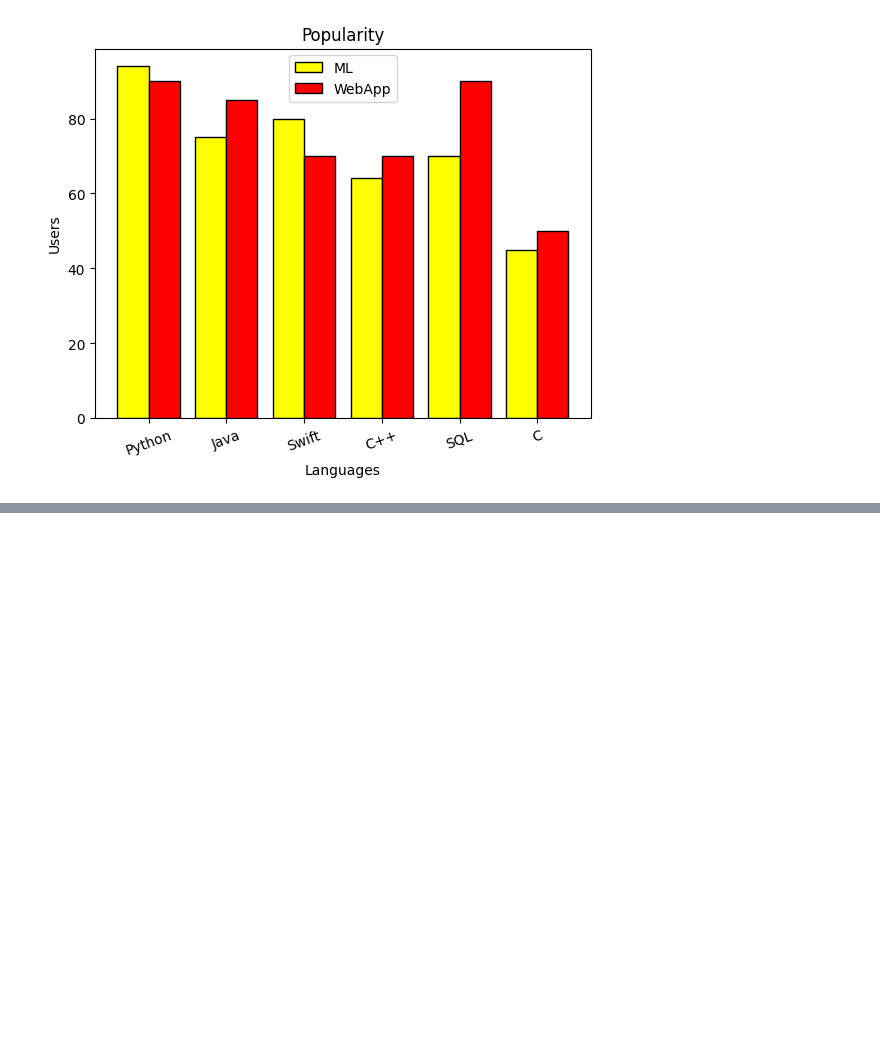
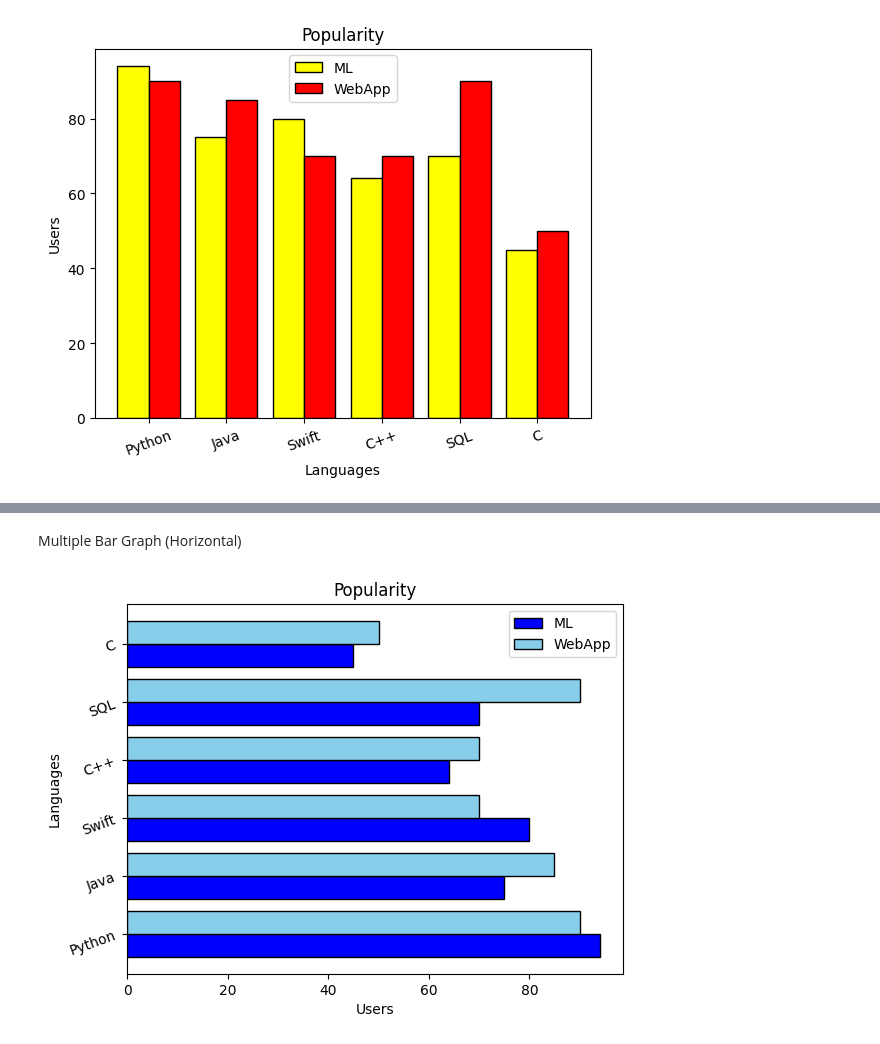
Before and after one commit to Saif-Ur-Rehman99/data-visualization, a Jupyter notebook: graphs.ipynb, the cells around one changed output, grey strips where cells are left out. Cells and saved outputs as stored; diff of their text form; code cells hidden in the pictures; blank space fills up the shorter version.

```diff
--- a/graphs.ipynb
+++ b/graphs.ipynb
@@ -64,0 +79,21 @@ plt.show()
+# %% [markdown]
+Multiple Bar Graph (Horizontal)
+# %%
+x = ['Python', 'Java', 'Swift', 'C++', 'SQL', 'C']
+y1 = [94, 75, 80, 64, 70, 45] #ML
+y2 = [90, 85, 70, 70, 90, 50] #WEBAPP
+
+width = 0.4
+p = np.arange(len(x))
+p1 = [j+width for j in p]
+
+plt.barh(p,y1, color='blue',edgecolor='black', height=0.4, label='ML')
+plt.barh(p1,y2, color='skyblue',edgecolor='black', height=0.4,label='WebApp')
+plt.legend() # Only, when we use label parameter
+plt.ylabel("Languages")
+plt.xlabel("Users")
+plt.title("Popularity")
+plt.yticks(p+width/2, x, rotation=20) # for python java swift etc
+plt.show()
+# %% [output]
+[figure, added]
```
Also changed, not shown: parts of 14 cells of this notebook.
